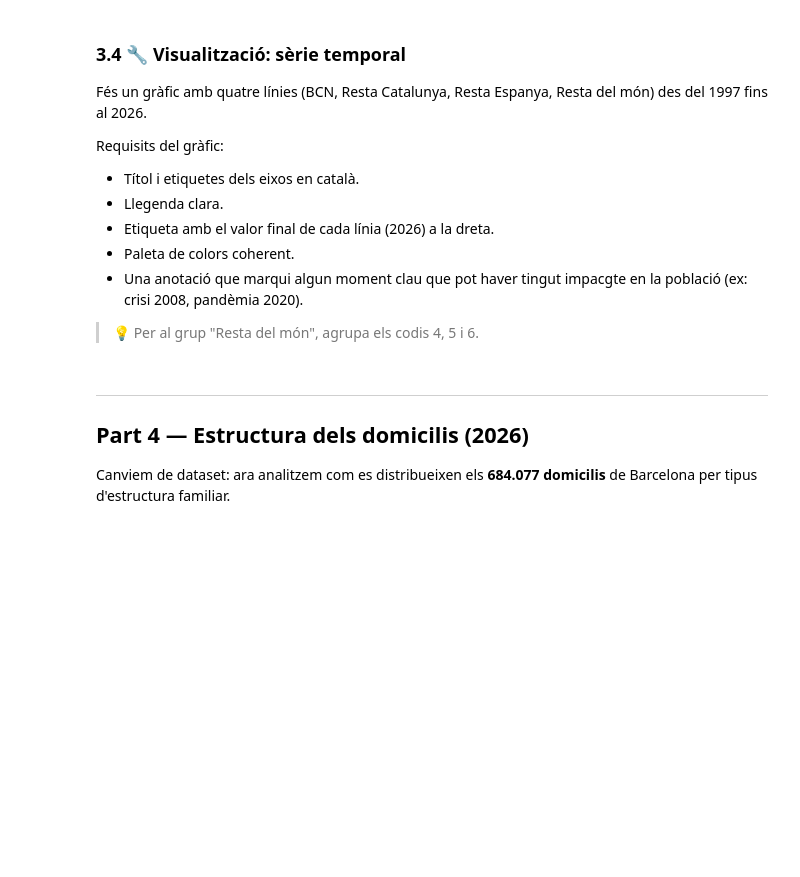
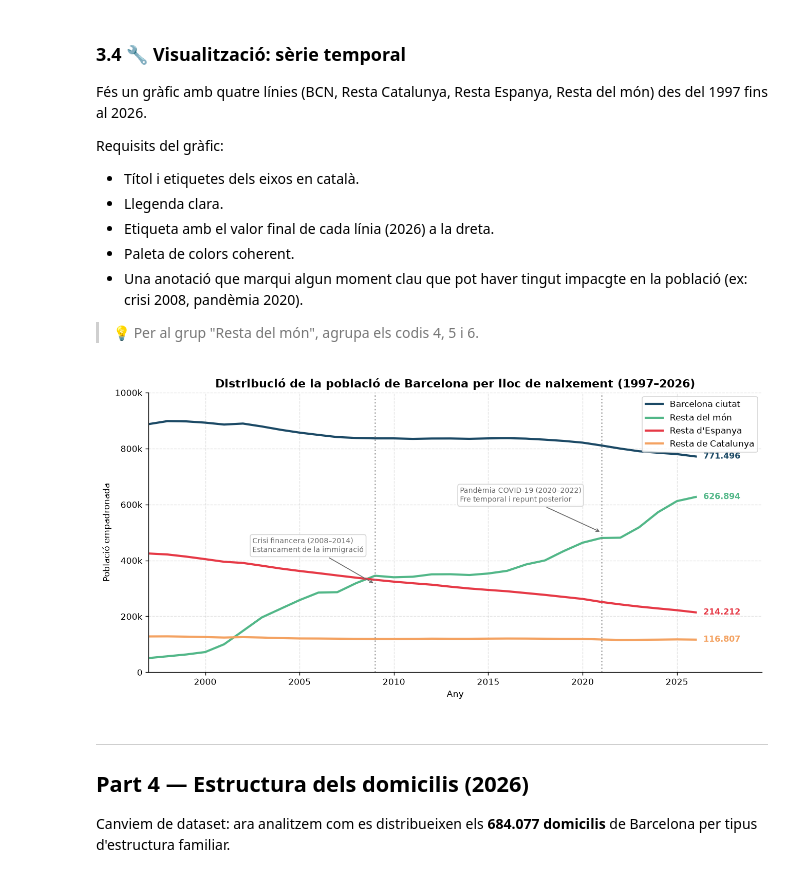
Before and after one commit to TonMartin777/Taller-de-Nous-Usos-de-la-Informatica, a Jupyter notebook: P1/exercici1.ipynb, the cells around one changed output. Cells and saved outputs as stored; diff of their text form; code cells hidden in the pictures; blank space fills up the shorter version.

```diff
--- a/P1/exercici1.ipynb
+++ b/P1/exercici1.ipynb
@@ -432,4 +589,15 @@ Aquest estil de programació permet expressar de manera clara i concisa les dife
 Crea un DataFrame `serie_lloc` amb columnes: `Any`, `LLOC_NAIX`,
 `Lloc_Naix_Label`, `Total`.
 # %%
-# 🔧 Escriu el codi aquí
+# 🔧 Agregació per Any i LLOC_NAIX amb method chaining
+serie_lloc = (
+    df_serie
+    .groupby(["Any", "LLOC_NAIX"], as_index=False)["Valor"]
+    .sum()
+    .rename(columns={"Valor": "Total"})
+    .merge(lloc_naix_dict, on="LLOC_NAIX", how="left")
+    [["Any", "LLOC_NAIX", "Lloc_Naix_Label", "Total"]]
+)
+
+print("Shape serie_lloc:", serie_lloc.shape)
+serie_lloc.tail(6)
@@ -448,9 +625,84 @@ Requisits del gràfic:
 
 > 💡 Per al grup "Resta del món", agrupa els codis 4, 5 i 6.
 # %%
-# 🔧 Escriu el codi aquí
+# 🔧 Gràfic de 4 línies: BCN (1), Resta Catalunya (2), Resta Espanya (3) i Resta del món (4, 5, 6)
+serie_4grups = (
+    serie_lloc
+    .assign(
+        Grup=lambda d: d["LLOC_NAIX"].map({
+            1: "Barcelona ciutat",
+            2: "Resta de Catalunya",
+            3: "Resta d'Espanya",
+            4: "Resta del món",
+            5: "Resta del món",
+            6: "Resta del món",
+        })
+    )
+    .groupby(["Any", "Grup"], as_index=False)["Total"]
+    .sum()
+)
 
-# Recorda: plt.savefig('grafic_serie.png', bbox_inches='tight')
+colors = {
+    "Barcelona ciutat": "#1b4965",
+    "Resta del món": "#52b788",
+    "Resta d'Espanya": "#e63946",
+    "Resta de Catalunya": "#f4a261",
+}
+
+ordre_grups = ["Barcelona ciutat", "Resta del món", "Resta d'Espanya", "Resta de Catalunya"]
+
+fig, ax = plt.subplots(figsize=(11, 5.5))
+
+for grup in ordre_grups:
+    sub = serie_4grups[serie_4grups["Grup"] == grup].sort_values("Any")
+    ax.plot(sub["Any"], sub["Total"], label=grup, color=colors[grup], linewidth=2.5)
+    val_2026 = int(sub.loc[sub["Any"] == 2026, "Total"].values[0])
+    ax.annotate(
+        f"{val_2026:,}".replace(",", "."),
+        xy=(2026, val_2026),
+        xytext=(2026.4, val_2026),
+        va="center",
+        fontsize=9.5,
+        fontweight="bold",
+        color=colors[grup],
+    )
+
+# Anotació de moments clau (crisi 2008 i pandèmia 2020)
+ax.axvline(2009, color="gray", linestyle=":", alpha=0.7)
+ax.annotate(
+    "Crisi financera (2008–2014)\nEstancament de la immigració",
+    xy=(2009, 315000),
+    xytext=(2002.5, 430000),
+    arrowprops=dict(arrowstyle="->", color="dimgray", lw=1),
+    fontsize=8.5,
+    color="dimgray",
+    bbox=dict(boxstyle="round,pad=0.3", facecolor="white", edgecolor="lightgray", alpha=0.9),
+)
+
+ax.axvline(2021, color="gray", linestyle=":", alpha=0.7)
+ax.annotate(
+    "Pandèmia COVID-19 (2020–2022)\nFre temporal i repunt posterior",
+    xy=(2021, 500000),
+    xytext=(2013.5, 610000),
+    arrowprops=dict(arrowstyle="->", color="dimgray", lw=1),
+    fontsize=8.5,
+    color="dimgray",
+    bbox=dict(boxstyle="round,pad=0.3", facecolor="white", edgecolor="lightgray", alpha=0.9),
+)
+
+ax.set_title("Distribució de la població de Barcelona per lloc de naixement (1997–2026)", fontsize=13, fontweight="bold")
+ax.set_xlabel("Any")
+ax.set_ylabel("Població empadronada")
+ax.set_xlim(1997, 2029.5)
+ax.set_ylim(0, 1000000)
+ax.yaxis.set_major_formatter(mticker.FuncFormatter(lambda x, _: f"{int(x/1000)}k" if x > 0 else "0"))
+ax.legend(loc="upper right", frameon=True)
+
+plt.tight_layout()
+plt.savefig("grafic_serie.png", bbox_inches="tight", dpi=150)
+plt.show()
+# %% [output]
+[figure, added]
 # %% [markdown]
 ---
 ## Part 4 — Estructura dels domicilis (2026)
```
Also changed, not shown: parts of 27 cells of this notebook, 10 other files.
